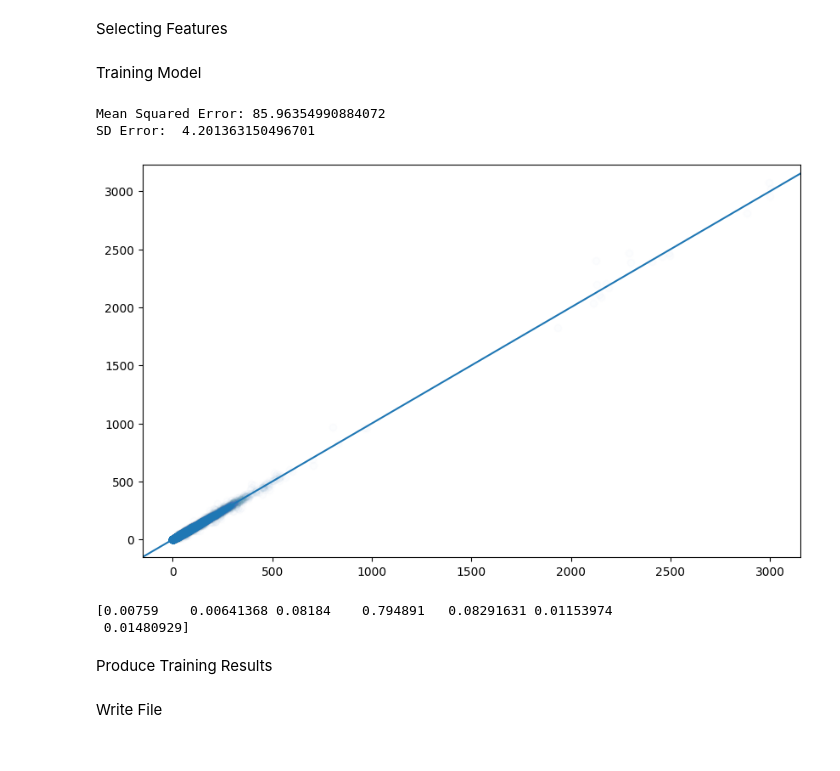
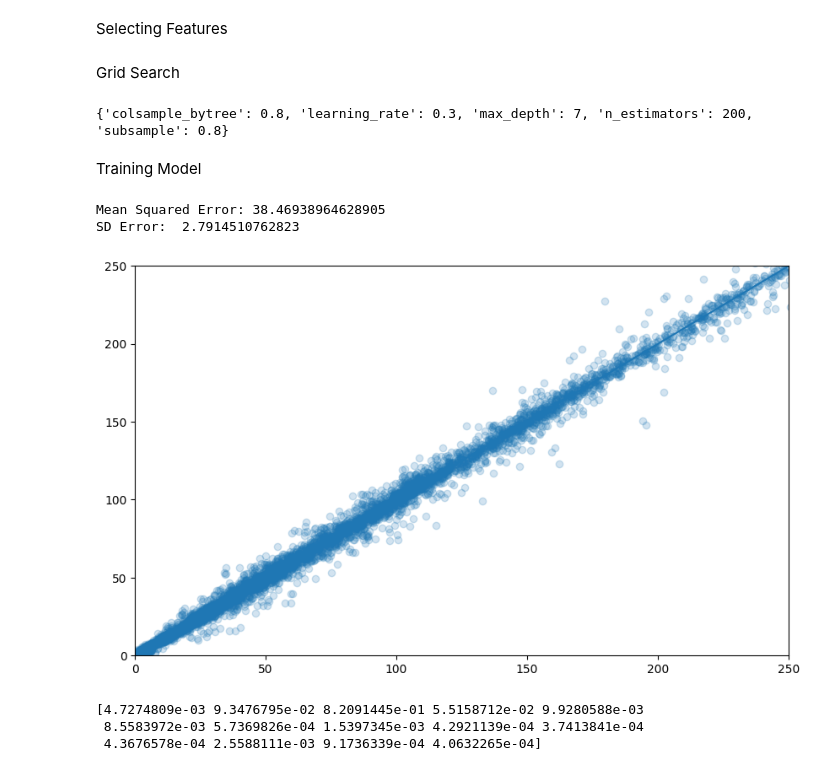
Before and after one commit to Hawkety77/RwandaCarbonEmissions, a Jupyter notebook: XGBOOST.ipynb, the cells around one changed output. Drawn from its saved outputs; the diff is of its cells as text; code cells hidden in the pictures.

```diff
--- a/XGBOOST.ipynb
+++ b/XGBOOST.ipynb
@@ -49,35 +75,63 @@ date_end = datetime(2020, 9, 30)
 df = (df
       .query("year != 2019")
       .query("date < @date_start or date > @date_end")
-      .loc[:, ['year'
-               , 'week_no'
+      .loc[:, ['week_no'
                , 'last_year_emission'
                , 'ly_rolling_emission3'
                , 'ly_rolling_emission5'
                , 'ly_rolling_emission7'
                , 'ly_rolling_emission9'
+               , 'ly_rolling_SulphurDioxide_SO2_column_number_density'
+               , 'ly_rolling_CarbonMonoxide_CO_column_number_density'
+               , 'ly_rolling_NitrogenDioxide_tropospheric_NO2_column_number_density'
+               , 'ly_rolling_Formaldehyde_tropospheric_HCHO_column_number_density'
                , 'emission']])
+# %% [markdown]
+Grid Search
+# %%
+param_grid = {
+    'n_estimators': [100, 200, 300],
+    'max_depth': [3, 5, 7],
+    'learning_rate': [0.01, 0.1, 0.3],
+    'subsample': [0.8, 1.0],
+    'colsample_bytree': [0.8, 1.0],
+}
+xgb_model = XGBRegressor()
+grid_search = GridSearchCV(estimator=xgb_model, param_grid=param_grid, cv=3, scoring='neg_mean_squared_error')
+x_train, x_test, y_train, y_test = train_test_split(df.drop(columns = ['emission']), df.emission, test_size = .2)
+grid_search.fit(x_train, y_train)
+print(grid_search.best_params_)
+best_model = grid_search.best_estimator_
+
+# 'n_estimators': [200],
+#     'max_depth': [7],
+#     'learning_rate': [0.3],
+#     'subsample': [0.8],
+#     'colsample_bytree': [0.8],
+# %% [output]
+{'colsample_bytree': 0.8, 'learning_rate': 0.3, 'max_depth': 7, 'n_estimators': 200, 'subsample': 0.8}
 # %% [markdown]
 Training Model
 # %%
 x_train, x_test, y_train, y_test = train_test_split(df.drop(columns = ['emission']), df.emission, test_size = .2)
 model = XGBRegressor()
 model.fit(x_train, y_train)
-y_pred = model.predict(x_test)
+y_pred = best_model.predict(x_test)
 mse = mean_squared_error(y_test, y_pred)
 se = mean_absolute_error(y_test, y_pred)
 print("Mean Squared Error:", mse)
 print('SD Error: ', se)
 plt.figure(figsize = (10, 6))
-plt.scatter(y_pred, y_test, alpha = .01)
+plt.scatter(y_pred, y_test, alpha = .2)
 plt.axline((0, 0), slope=1)
+plt.xlim(0, 250)
+plt.ylim(0, 250)
 plt.show()
 print(model.feature_importances_)
 # %% [output]
-Mean Squared Error: 85.96354990884072
-SD Error:  4.201363150496701
+Mean Squared Error: 38.46938964628905
+SD Error:  2.7914510762823
-[figure, old version]
+[figure, new version]
-[0.00759    0.00641368 0.08184    0.794891   0.08291631 0.01153974
- 0.01480929]
+[4.7274809e-03 9.3476795e-02 8.2091445e-01 5.5158712e-02 9.9280588e-03
+ 8.5583972e-03 5.7369826e-04 1.5397345e-03 4.2921139e-04 3.7413841e-04
+ 4.3676578e-04 2.5588111e-03 9.1736339e-04 4.0632265e-04]
-# %% [markdown]
-Produce Training Results
@@ -141,2 +137,0 @@ final_result = pd.DataFrame({
-# %% [markdown]
-Write File
```
Also changed, not shown: parts of 4 cells of this notebook, 7 other files.
